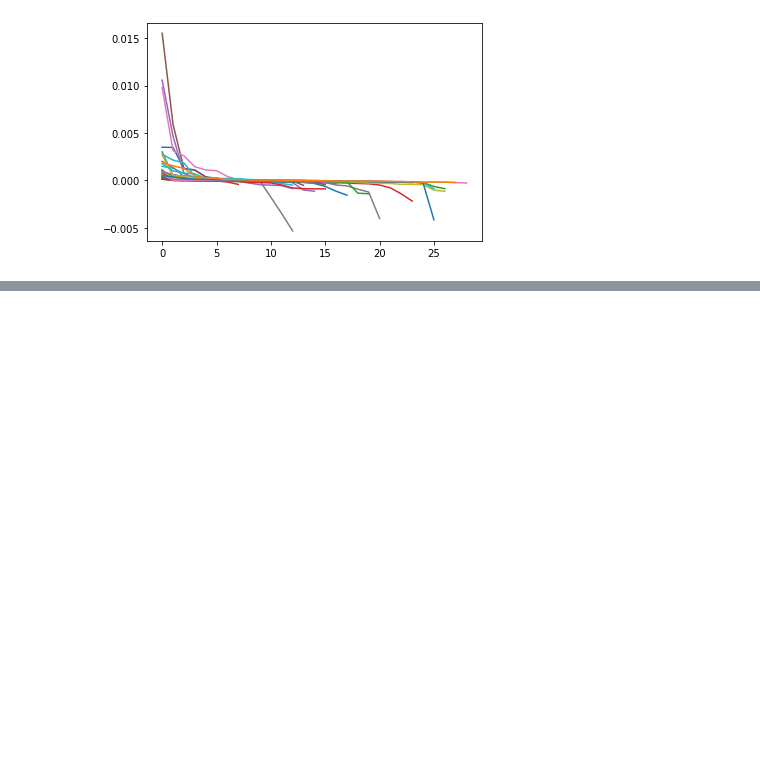
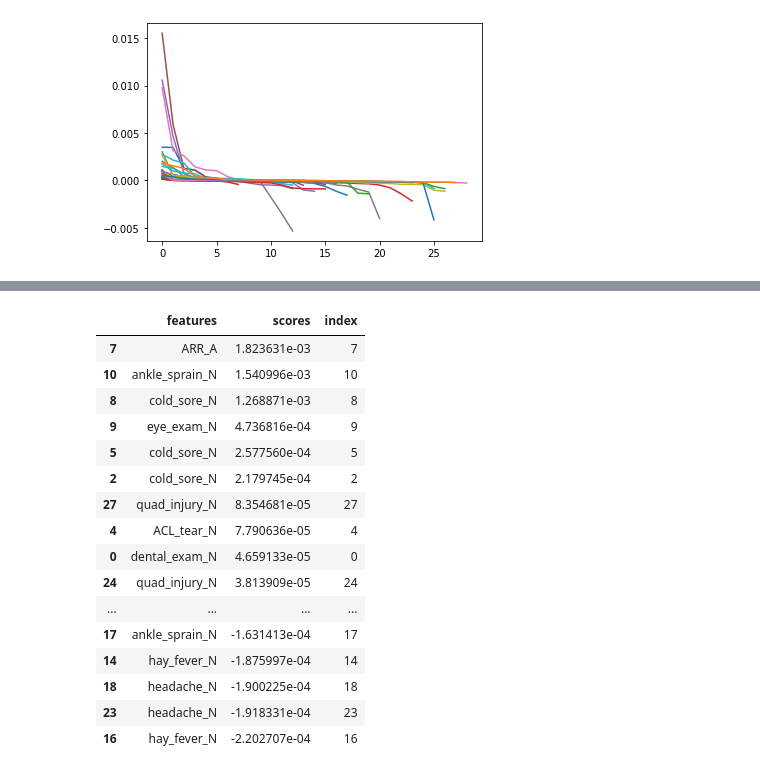
Before and after one commit to Weilin37/CMSAI_Research, a Jupyter notebook: evaluation/RBO.ipynb, the cells around one changed output, grey strips where cells are left out. Drawn from its saved outputs; the diff is of its cells as text; code cells hidden in the pictures; blank space fills up the shorter version.

```diff
--- a/evaluation/RBO.ipynb
+++ b/evaluation/RBO.ipynb
@@ -82,0 +83,20 @@ plt.ylim(ymax=np.ceil(maxfreq / 10) * 10 if maxfreq % 10 else maxfreq + 2)
+# %%
+df_lstm
+# %% [output]
+|  | features | scores | index |
+| 7 | ARR_A | 1.823631e-03 | 7 |
+| 10 | ankle_sprain_N | 1.540996e-03 | 10 |
+| 8 | cold_sore_N | 1.268871e-03 | 8 |
+| 9 | eye_exam_N | 4.736816e-04 | 9 |
+| 5 | cold_sore_N | 2.577560e-04 | 5 |
+| 2 | cold_sore_N | 2.179745e-04 | 2 |
+| 27 | quad_injury_N | 8.354681e-05 | 27 |
+| 4 | ACL_tear_N | 7.790636e-05 | 4 |
+| 0 | dental_exam_N | 4.659133e-05 | 0 |
+| 24 | quad_injury_N | 3.813909e-05 | 24 |
+| ... | ... | ... | ... |
+| 17 | ankle_sprain_N | -1.631413e-04 | 17 |
+| 14 | hay_fever_N | -1.875997e-04 | 14 |
+| 18 | headache_N | -1.900225e-04 | 18 |
+| 23 | headache_N | -1.918331e-04 | 23 |
+| 16 | hay_fever_N | -2.202707e-04 | 16 |
```
Also changed, not shown: parts of 6 cells of this notebook.
